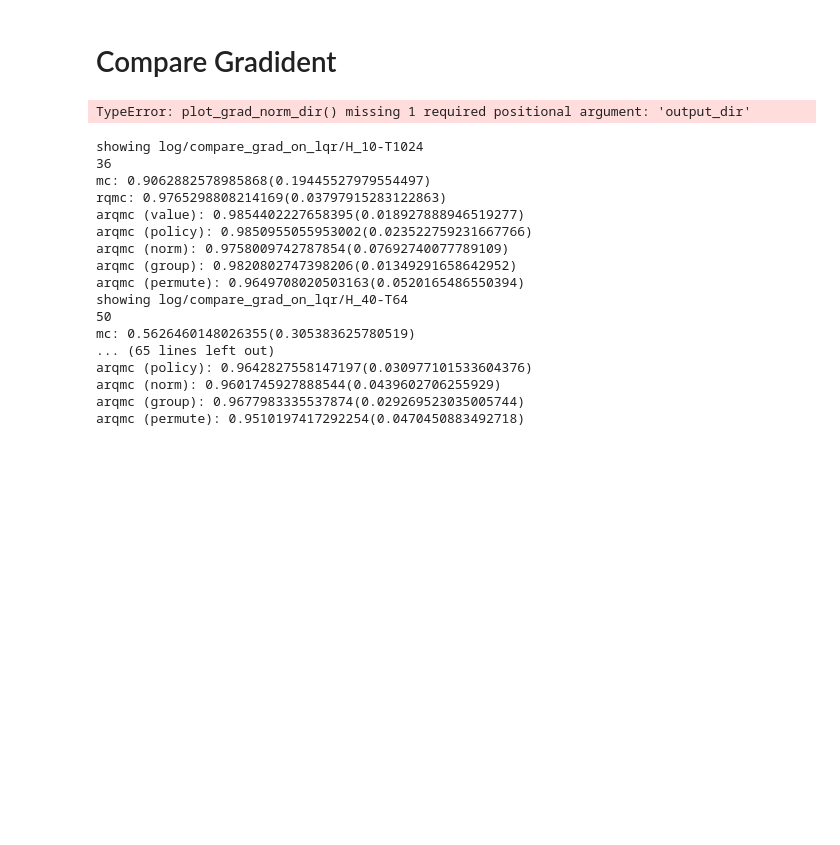
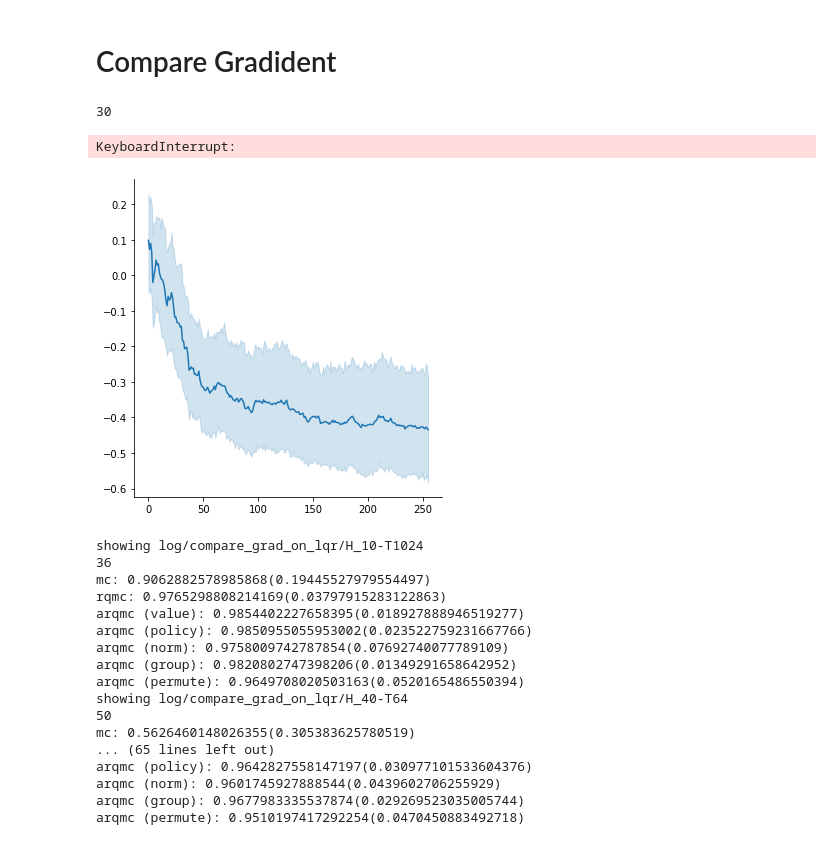
Before and after one commit to Sha-Lab/qmc, a Jupyter notebook: qmc.ipynb, the cells around one changed output. Cells and saved outputs as stored; diff of their text form; code cells hidden in the pictures; blank space fills up the shorter version.

```diff
--- a/qmc.ipynb
+++ b/qmc.ipynb
@@ -337,11 +337,15 @@ def table_grad_cs_dir(input_dir):
         table_grad_cs(fn)
 # %%
 #plot_grad_norm('log/compare_grad_on_lqr/H_10-T1024')
-#plot_grad_cosine_similarity('log/compare_grad_on_lqr/H_10-T1024')
+#plot_grad_cosine_similarity('grad_alignment/test_H_10-T256', None)
 
-plot_grad_norm_dir('')
+table_grad_cs()
+
+#plot_grad_norm_dir('')
 # %% [output]
-TypeError: plot_grad_norm_dir() missing 1 required positional argument: 'output_dir'
+30
+KeyboardInterrupt:
+[figure, added]
 # %%
 exp_name = 'compare_grad_on_lqr'
 input_dir = Path('log', exp_name)
```
